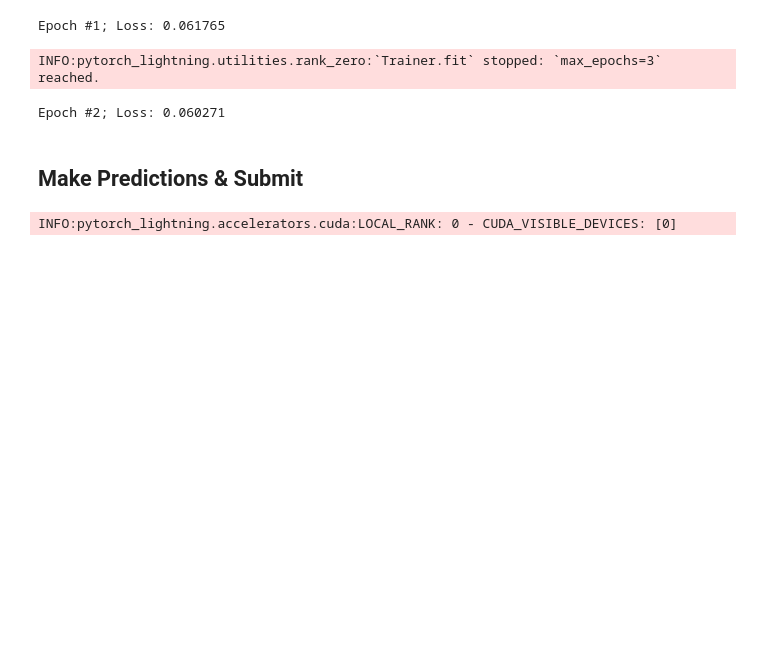
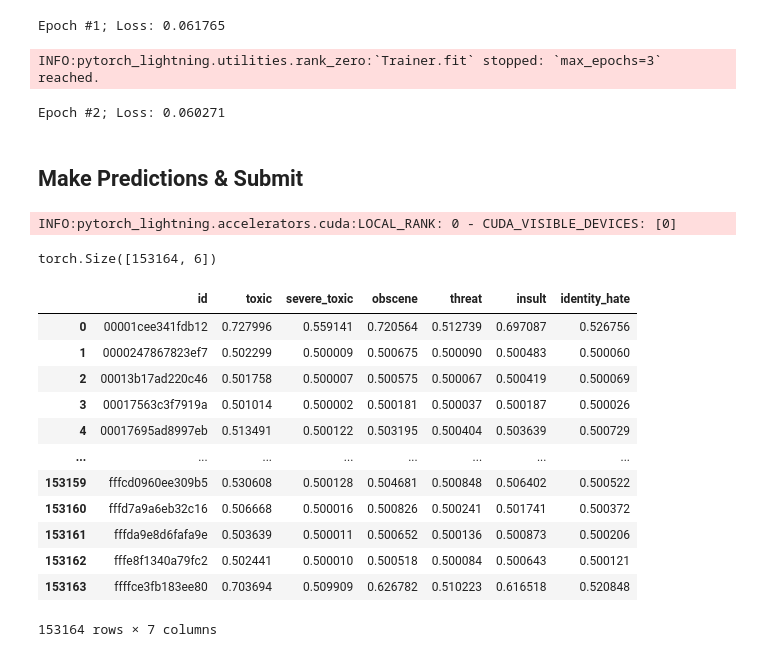
Before and after one commit to cartmarsh/MachineLearning1, a Jupyter notebook: RNN_Toxic_comment_classification.ipynb, the cells around one changed output. Drawn from its saved outputs; the diff is of its cells as text; code cells hidden in the pictures; blank space fills up the shorter version.

```diff
--- a/RNN_Toxic_comment_classification.ipynb
+++ b/RNN_Toxic_comment_classification.ipynb
@@ -443,3 +443,29 @@ Epoch #2; Loss: 0.060271
 test_preds = trainer.predict(model, test_dl)
 # %% [output]
 INFO:pytorch_lightning.accelerators.cuda:LOCAL_RANK: 0 - CUDA_VISIBLE_DEVICES: [0]
+# %%
+test_preds = torch.cat(test_preds)
+# %%
+test_preds.shape
+# %% [output]
+torch.Size([153164, 6])
+# %%
+test_probs = torch.sigmoid(test_preds)
+# %%
+sub_df[target_cols] = test_probs.detach().cpu().numpy()
+# %%
+sub_df
+# %% [output]
+|  | id | toxic | severe_toxic | obscene | threat | insult | identity_hate |
+| 0 | 00001cee341fdb12 | 0.727996 | 0.559141 | 0.720564 | 0.512739 | 0.697087 | 0.526756 |
+| 1 | 0000247867823ef7 | 0.502299 | 0.500009 | 0.500675 | 0.500090 | 0.500483 | 0.500060 |
+| 2 | 00013b17ad220c46 | 0.501758 | 0.500007 | 0.500575 | 0.500067 | 0.500419 | 0.500069 |
+| 3 | 00017563c3f7919a | 0.501014 | 0.500002 | 0.500181 | 0.500037 | 0.500187 | 0.500026 |
+| 4 | 00017695ad8997eb | 0.513491 | 0.500122 | 0.503195 | 0.500404 | 0.503639 | 0.500729 |
+| ... | ... | ... | ... | ... | ... | ... | ... |
+| 153159 | fffcd0960ee309b5 | 0.530608 | 0.500128 | 0.504681 | 0.500848 | 0.506402 | 0.500522 |
+| 153160 | fffd7a9a6eb32c16 | 0.506668 | 0.500016 | 0.500826 | 0.500241 | 0.501741 | 0.500372 |
+| 153161 | fffda9e8d6fafa9e | 0.503639 | 0.500011 | 0.500652 | 0.500136 | 0.500873 | 0.500206 |
+| 153162 | fffe8f1340a79fc2 | 0.502441 | 0.500010 | 0.500518 | 0.500084 | 0.500643 | 0.500121 |
+| 153163 | ffffce3fb183ee80 | 0.703694 | 0.509909 | 0.626782 | 0.510223 | 0.616518 | 0.520848 |
+153164 rows × 7 columns
```
Also changed, not shown: parts of 9 cells of this notebook.
